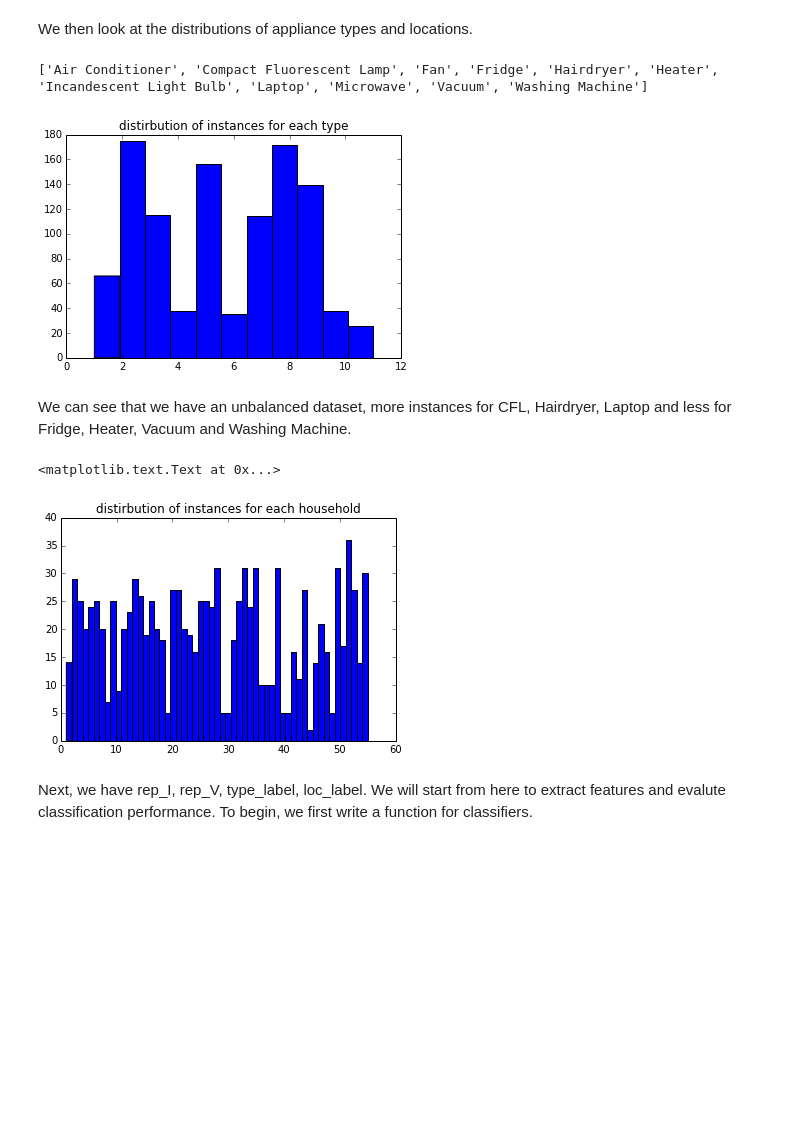
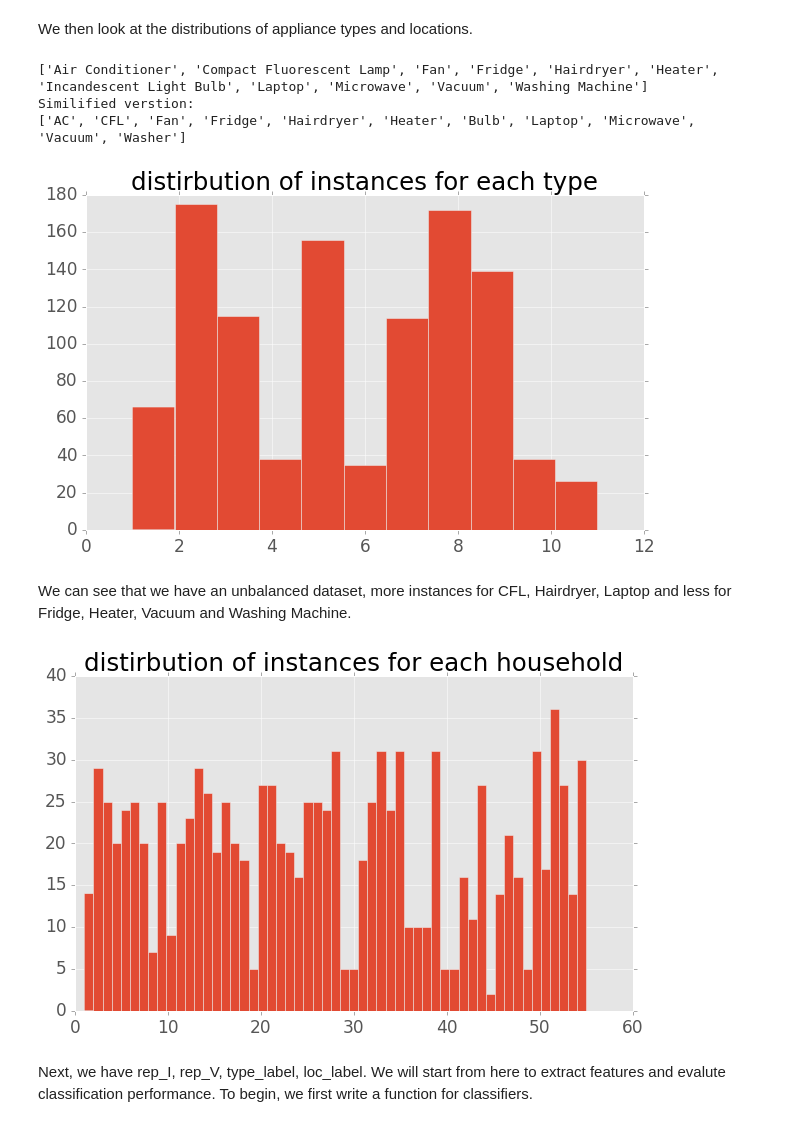
Before and after one commit to jingkungao/PLAID, a Jupyter notebook: Appliance Identification Code for GlobalSip.ipynb, the cells around one changed output. Drawn from its saved outputs; the diff is of its cells as text; code cells hidden in the pictures; blank space fills up the shorter version.

Commit message:
update figure

```diff
--- a/Appliance Identification Code for GlobalSip.ipynb
+++ b/Appliance Identification Code for GlobalSip.ipynb
@@ -22,14 +22,24 @@ In this IPython Notebook, I will show how to load data and extract features from
 # %%
+%matplotlib inline
+
 import subprocess
 import numpy as np
 import matplotlib.pyplot as plt
 import matplotlib.cm as cm
 from datetime import datetime
+plt.style.use('ggplot')
 
-import matplotlib as mpl
-import matplotlib.font_manager as fm
+from pylab import rcParams
+rcParams['figure.figsize'] = (10, 6)
 
-%matplotlib inline
+import matplotlib
+font = {'family' : 'sans-serif',
+        'weight' : 'normal',
+        'size'   : 17}
+matplotlib.rc('font', **font)
+
+import warnings
+warnings.filterwarnings("ignore")
 # %%
 # functions to read data and meta data
 def read_data_given_id(path,ids,progress=True,last_offset=0):
@@ -42,17 +52,16 @@ def read_data_given_id(path,ids,progress=True,last_offset=0):
         data = {}
         for (i,ist_id) in enumerate(ids, start=1):
             if progress and np.mod(i,np.ceil(n/10))==0:
-                print('%d/%d (%2.0f%s) have been read...\t time consumed: %ds'
+                print('%d/%d (%2.0f%s) have been read...\t time consumed: %ds'\
                       %(i,n,i/n*100,'%',(datetime.now()-start).seconds))
             if last_offset==0:
-                data[ist_id] = np.genfromtxt(path+str(ist_id)+'.csv',
-                delimiter=',',names='current,voltage',dtype=(float,float))
+                data[ist_id] = np.genfromtxt(path+str(ist_id)+'.csv',delimiter=',',\
+                                         names='current,voltage',dtype=(float,float))
             else:
-                p = subprocess.Popen(['tail','-'+str(int(last_offset)),
-                   path+str(ist_id)+'.csv'],stdout=subprocess.PIPE)
-                data[ist_id] = np.genfromtxt(p.stdout,delimiter=',',
-                        names='current,voltage',dtype=(float,float))
-        print('%d/%d (%2.0f%s) have been read(Done!) \t time consumed: %ds'
+                p=subprocess.Popen(['tail','-'+str(int(last_offset)),path+str(ist_id)+'.csv'],\
+                                   stdout=subprocess.PIPE)
+                data[ist_id] = np.genfromtxt(p.stdout,delimiter=',',names='current,voltage',dtype=(float,float))
+        print('%d/%d (%2.0f%s) have been read(Done!) \t time consumed: %ds'\
             %(n,n,100,'%',(datetime.now()-start).seconds))
         return data
 
@@ -98,6 +107,7 @@ Locs = [x['header']['collection_time']+'_'+x['location'] for x in Meta.values()]
 # unique households
 Unq_loc = list(set(Locs))
 Unq_loc.sort()
+Origianl_Unq_type = Unq_type
 # %%
 print('Number of households: %d\nNumber of total measurements:%d'%(len(Unq_loc),len(Locs)))
 # %% [output]
@@ -174,18 +184,27 @@ We then look at the distributions of appliance types and locations.
 # %%
 plt.hist(type_label,len(Unq_type))
 plt.title('distirbution of instances for each type')
+print(Origianl_Unq_type)
+print('Similified verstion:')
+Unq_type[0]='AC';
+Unq_type[1]='CFL';
+Unq_type[6]='Bulb';
+Unq_type[10]='Washer';
 print(Unq_type)
+plt.savefig('type_dist.eps', format='eps')
 # %% [output]
 ['Air Conditioner', 'Compact Fluorescent Lamp', 'Fan', 'Fridge', 'Hairdryer', 'Heater', 'Incandescent Light Bulb', 'Laptop', 'Microwave', 'Vacuum', 'Washing Machine']
+Similified verstion:
+['AC', 'CFL', 'Fan', 'Fridge', 'Hairdryer', 'Heater', 'Bulb', 'Laptop', 'Microwave', 'Vacuum', 'Washer']
-[figure, old version]
+[figure, new version]
 # %% [markdown]
 We can see that we have an unbalanced dataset, more instances for CFL, Hairdryer, Laptop and less for Fridge, Heater, Vacuum and Washing Machine.
 # %%
 plt.hist(loc_label,len(Unq_loc))
 plt.title('distirbution of instances for each household')
+plt.savefig('house_dist.eps', format='eps')
 # %% [output]
-<matplotlib.text.Text at 0x...>
-[figure, old version]
+[figure, new version]
 # %% [markdown]
 Next, we have rep_I, rep_V, type_label, loc_label. We will start from here to extract features and evalute classification performance. To begin, we first write a function for classifiers.
 # %% [markdown]
```
Also changed, not shown: parts of 50 cells of this notebook.
